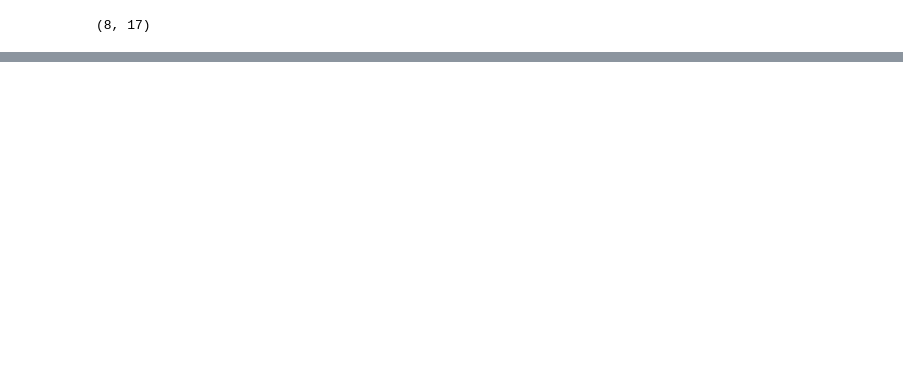
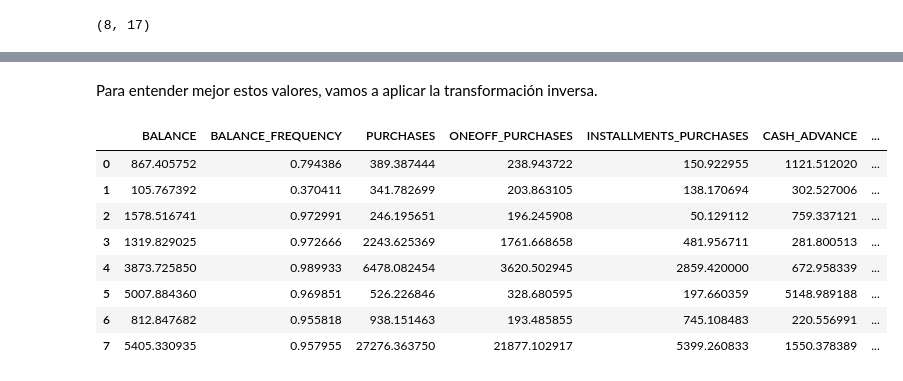
Before and after one commit to FaustinoAndres/customer_classification_with_K-Means, a Jupyter notebook: customer_classification_with_K-Means.ipynb, the cells around one changed output, grey strips where cells are left out. Saved outputs shown, nothing was run; the diff lists cells and outputs as text; code cells hidden in the pictures; blank space fills up the shorter version.

Commit message:
cluster centers

```diff
--- a/customer_classification_with_K-Means.ipynb
+++ b/customer_classification_with_K-Means.ipynb
@@ -341,0 +353,16 @@ cluster_centers.head()
+# %% [markdown]
+Para entender mejor estos valores, vamos a aplicar la transformación inversa.
+# %%
+cluster_centers = scaler.inverse_transform(cluster_centers)
+cluster_centers = pd.DataFrame(data = cluster_centers, columns=[creditcard_df.columns])
+cluster_centers
+# %% [output]
+|  | BALANCE | BALANCE_FREQUENCY | PURCHASES | ONEOFF_PURCHASES | INSTALLMENTS_PURCHASES | CASH_ADVANCE | ... |
+| 0 | 867.405752 | 0.794386 | 389.387444 | 238.943722 | 150.922955 | 1121.512020 | ... |
+| 1 | 105.767392 | 0.370411 | 341.782699 | 203.863105 | 138.170694 | 302.527006 | ... |
+| 2 | 1578.516741 | 0.972991 | 246.195651 | 196.245908 | 50.129112 | 759.337121 | ... |
+| 3 | 1319.829025 | 0.972666 | 2243.625369 | 1761.668658 | 481.956711 | 281.800513 | ... |
+| 4 | 3873.725850 | 0.989933 | 6478.082454 | 3620.502945 | 2859.420000 | 672.958339 | ... |
+| 5 | 5007.884360 | 0.969851 | 526.226846 | 328.680595 | 197.660359 | 5148.989188 | ... |
+| 6 | 812.847682 | 0.955818 | 938.151463 | 193.485855 | 745.108483 | 220.556991 | ... |
+| 7 | 5405.330935 | 0.957955 | 27276.363750 | 21877.102917 | 5399.260833 | 1550.378389 | ... |
```
Also changed, not shown: parts of 3 cells of this notebook.
